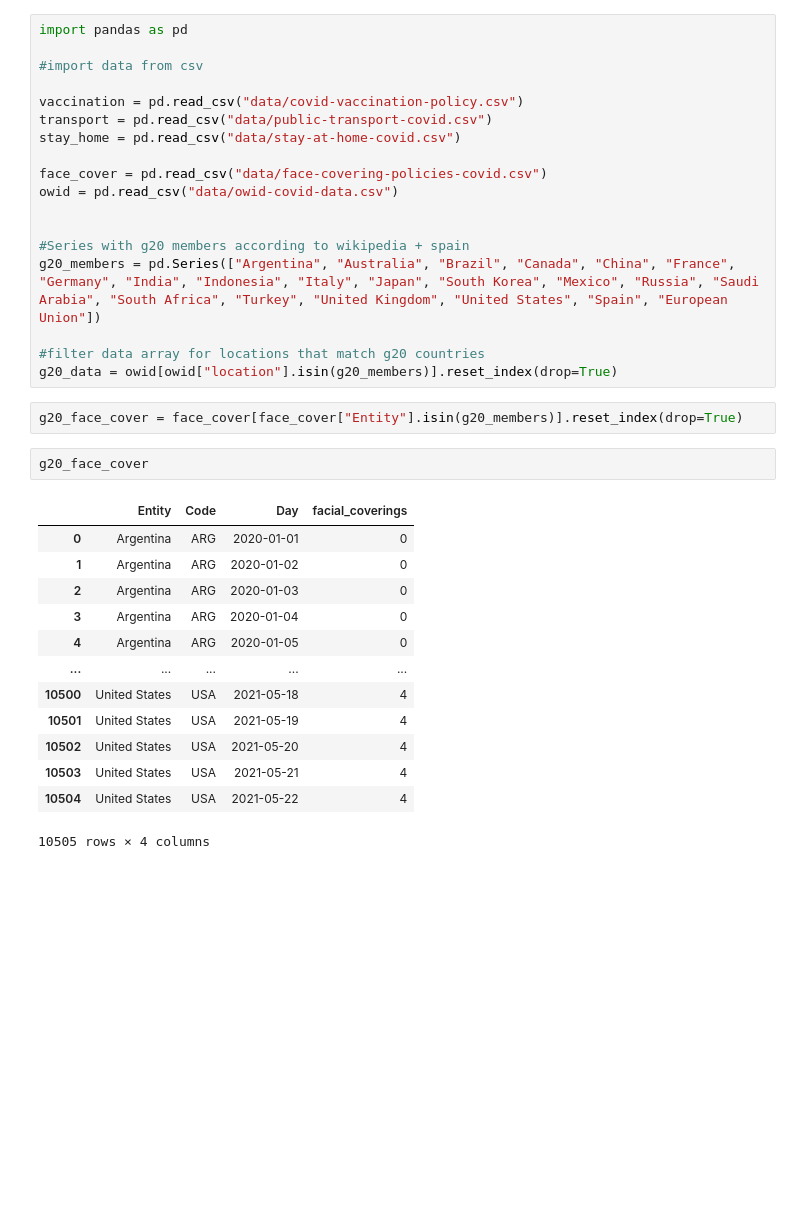
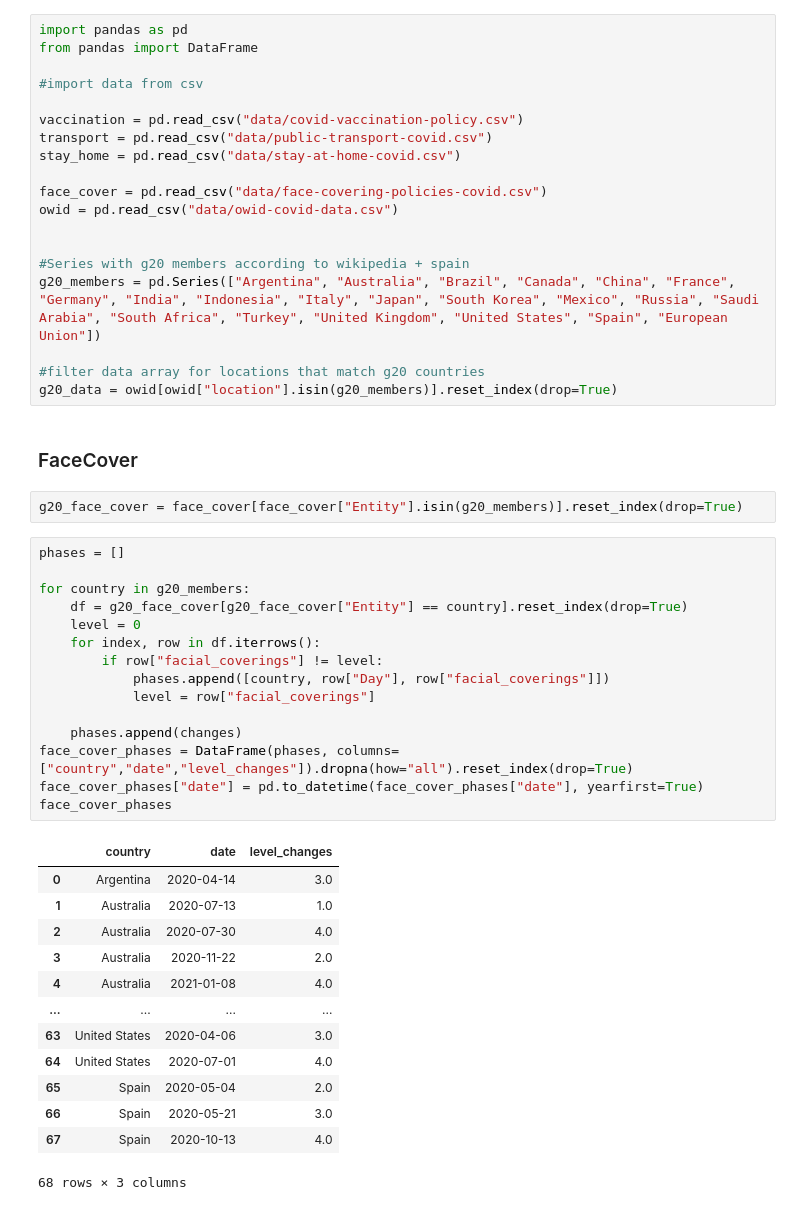
Before and after one commit to tangchingkei/data-science-praktikum, a Jupyter notebook: project.ipynb, the cells around one changed output. Cells and saved outputs as stored; diff of their text form; blank space fills up the shorter version.

```diff
--- a/project.ipynb
+++ b/project.ipynb
@@ -1,5 +1,6 @@
 # %%
 import pandas as pd
+from pandas import DataFrame
 
 #import data from csv
 
@@ -16,24 +17,39 @@ g20_members = pd.Series(["Argentina", "Australia", "Brazil", "Canada", "China",
 
 #filter data array for locations that match g20 countries
 g20_data = owid[owid["location"].isin(g20_members)].reset_index(drop=True)
+# %% [markdown]
+### FaceCover
 # %%
 g20_face_cover = face_cover[face_cover["Entity"].isin(g20_members)].reset_index(drop=True)
 # %%
-g20_face_cover
+phases = []
+
+for country in g20_members:
+    df = g20_face_cover[g20_face_cover["Entity"] == country].reset_index(drop=True)
+    level = 0
+    for index, row in df.iterrows():
+        if row["facial_coverings"] != level:
+            phases.append([country, row["Day"], row["facial_coverings"]])
+            level = row["facial_coverings"]
+
+    phases.append(changes)
+face_cover_phases = DataFrame(phases, columns=["country","date","level_changes"]).dropna(how="all").reset_index(drop=True)
+face_cover_phases["date"] = pd.to_datetime(face_cover_phases["date"], yearfirst=True)
+face_cover_phases
 # %% [output]
-|  | Entity | Code | Day | facial_coverings |
-| 0 | Argentina | ARG | 2020-01-01 | 0 |
-| 1 | Argentina | ARG | 2020-01-02 | 0 |
-| 2 | Argentina | ARG | 2020-01-03 | 0 |
-| 3 | Argentina | ARG | 2020-01-04 | 0 |
-| 4 | Argentina | ARG | 2020-01-05 | 0 |
-| ... | ... | ... | ... | ... |
-| 10500 | United States | USA | 2021-05-18 | 4 |
-| 10501 | United States | USA | 2021-05-19 | 4 |
-| 10502 | United States | USA | 2021-05-20 | 4 |
-| 10503 | United States | USA | 2021-05-21 | 4 |
-| 10504 | United States | USA | 2021-05-22 | 4 |
+|  | country | date | level_changes |
+| 0 | Argentina | 2020-04-14 | 3.0 |
+| 1 | Australia | 2020-07-13 | 1.0 |
+| 2 | Australia | 2020-07-30 | 4.0 |
+| 3 | Australia | 2020-11-22 | 2.0 |
+| 4 | Australia | 2021-01-08 | 4.0 |
+| ... | ... | ... | ... |
+| 63 | United States | 2020-04-06 | 3.0 |
+| 64 | United States | 2020-07-01 | 4.0 |
+| 65 | Spain | 2020-05-04 | 2.0 |
+| 66 | Spain | 2020-05-21 | 3.0 |
+| 67 | Spain | 2020-10-13 | 4.0 |
-10505 rows × 4 columns
+68 rows × 3 columns
 # %%
 import seaborn as sns
 import matplotlib.pyplot as plt
```
Also changed, not shown: parts of 4 cells of this notebook.
